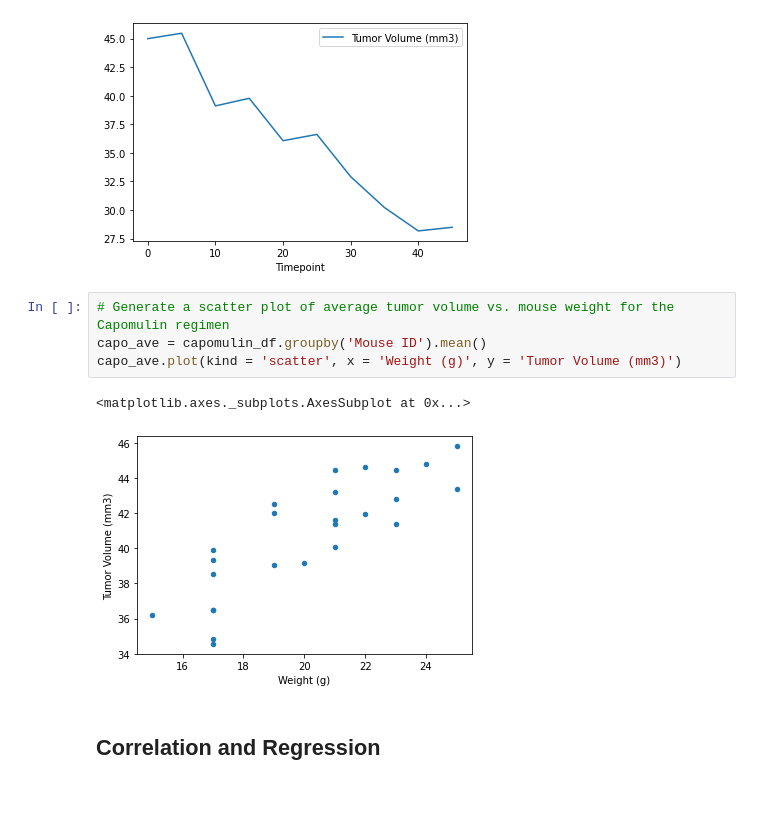
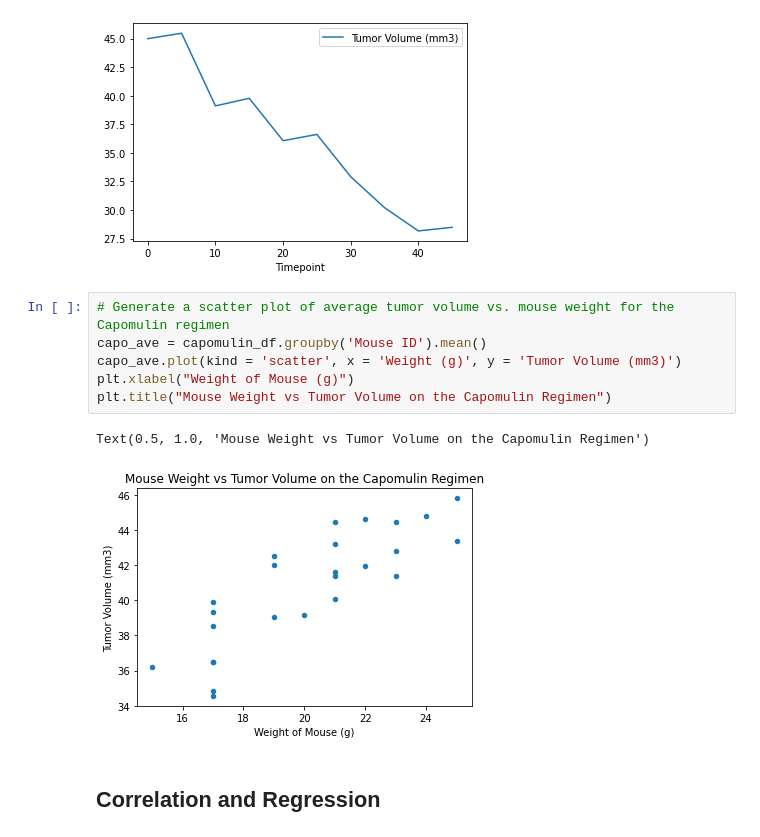
Before and after one commit to cjdance/matplotlib-challenge, a Jupyter notebook: Pymaceuticals/pymaceuticals_starter.ipynb, the cells around one changed output. Drawn from its saved outputs; the diff is of its cells as text; blank space fills up the shorter version.

Commit message:
Updated chart titles and axes titles on scatter plot.

```diff
--- a/Pymaceuticals/pymaceuticals_starter.ipynb
+++ b/Pymaceuticals/pymaceuticals_starter.ipynb
@@ -324,10 +324,12 @@ cap_mouse_df.plot(kind = "line", x = 'Timepoint', y = 'Tumor Volume (mm3)')
 # %%
 # Generate a scatter plot of average tumor volume vs. mouse weight for the Capomulin regimen
 capo_ave = capomulin_df.groupby('Mouse ID').mean()
 capo_ave.plot(kind = 'scatter', x = 'Weight (g)', y = 'Tumor Volume (mm3)')
+plt.xlabel("Weight of Mouse (g)")
+plt.title("Mouse Weight vs Tumor Volume on the Capomulin Regimen")
 # %% [output]
-<matplotlib.axes._subplots.AxesSubplot at 0x...>
+Text(0.5, 1.0, 'Mouse Weight vs Tumor Volume on the Capomulin Regimen')
-[figure, old version]
+[figure, new version]
 # %% [markdown]
 ## Correlation and Regression
 # %%
```
